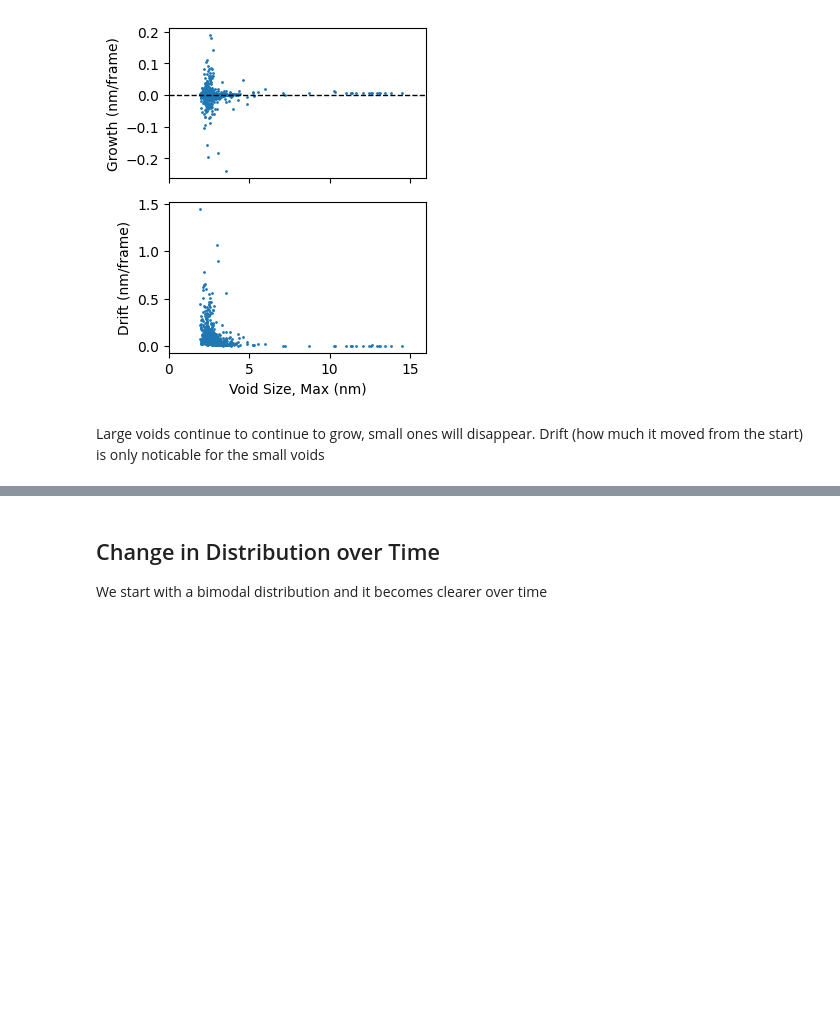
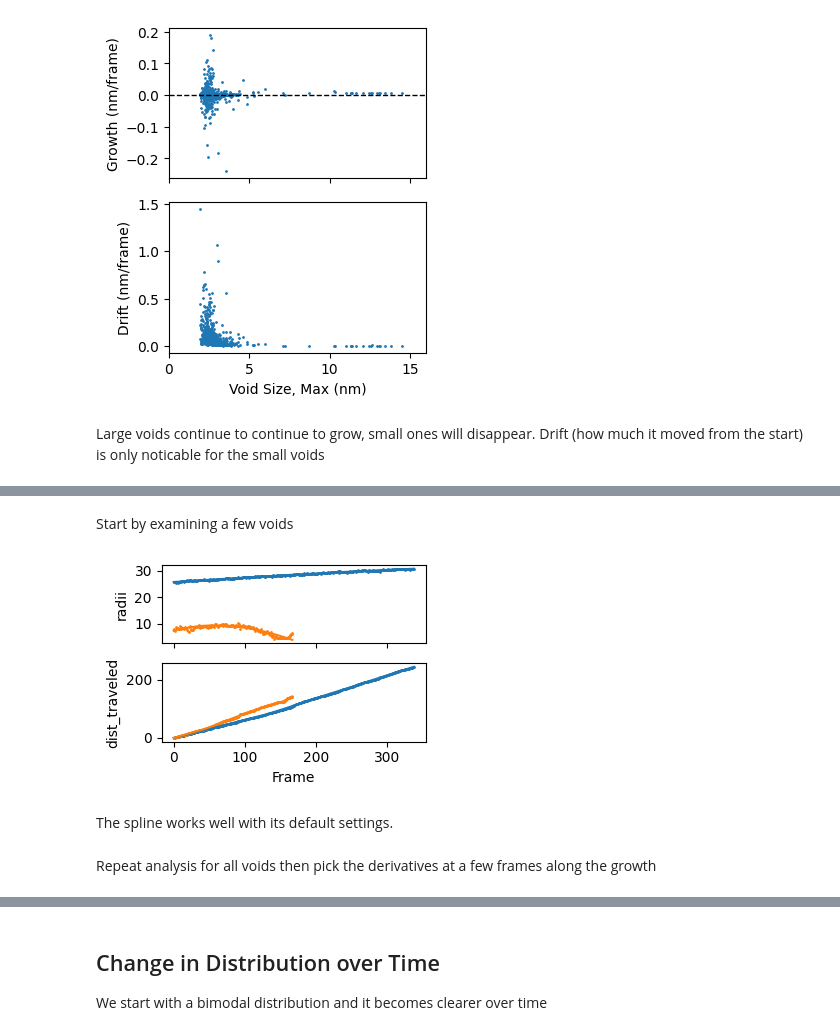
Before and after one commit to globus-labs/real-time-defect-analysis, a Jupyter notebook: notebooks/tracking-voids/2_quantify-void-dynamics.ipynb, the cells around one changed output, grey strips where cells are left out. Saved outputs shown, nothing was run; the diff lists cells and outputs as text; code cells hidden in the pictures; blank space fills up the shorter version.

```diff
--- a/notebooks/tracking-voids/2_quantify-void-dynamics.ipynb
+++ b/notebooks/tracking-voids/2_quantify-void-dynamics.ipynb
@@ -57,0 +67,25 @@ Large voids continue to continue to grow, small ones will disappear. Drift (how
+# %% [markdown]
+Start by examining a few voids
+# %%
+big_void = void_tracks.sort_values('max_radius', ascending=False).iloc[0]
+# %%
+medium_void = void_tracks.sort_values('max_radius', ascending=False).iloc[25]
+# %%
+fig, axs = plt.subplots(2, 1, figsize=(3.5, 2.5), sharex=True)
+
+for c, ax in zip(['radii', 'dist_traveled'], axs):
+    ax.set_ylabel(c)
+    for void in [big_void, medium_void]:
+        x = np.arange(void['total_frames']) + void['start_frame']
+        spline = UnivariateSpline(x, void[c])
+        ax.scatter(x, void[c], s=1)
+        ax.plot(x, spline(x))
+
+axs[-1].set_xlabel('Frame')
+fig.tight_layout()
+# %% [output]
+[figure, added]
+# %% [markdown]
+The spline works well with its default settings.
+# %% [markdown]
+Repeat analysis for all voids then pick the derivatives at a few frames along the growth
```
Also changed, not shown: parts of 9 cells of this notebook, 10 other files.
